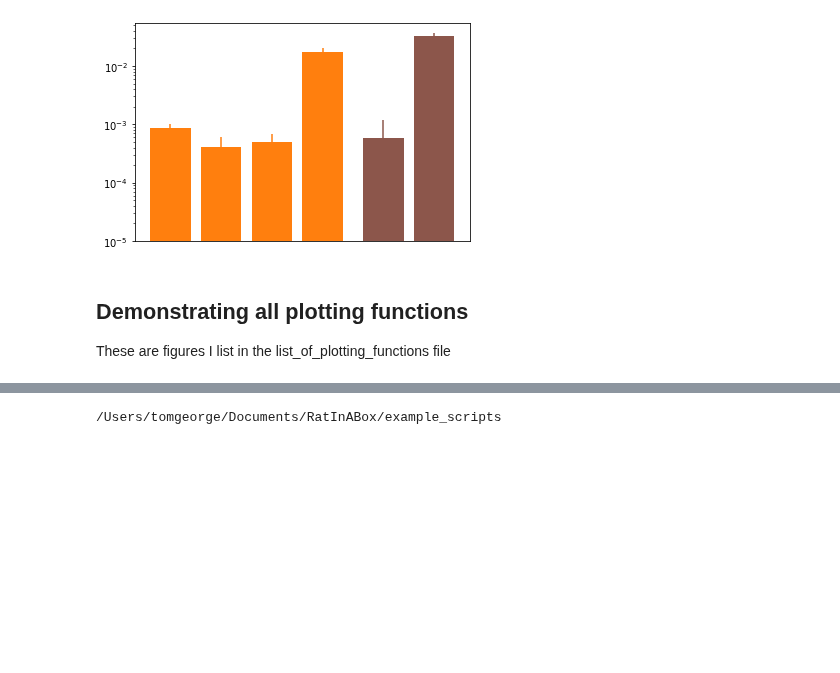
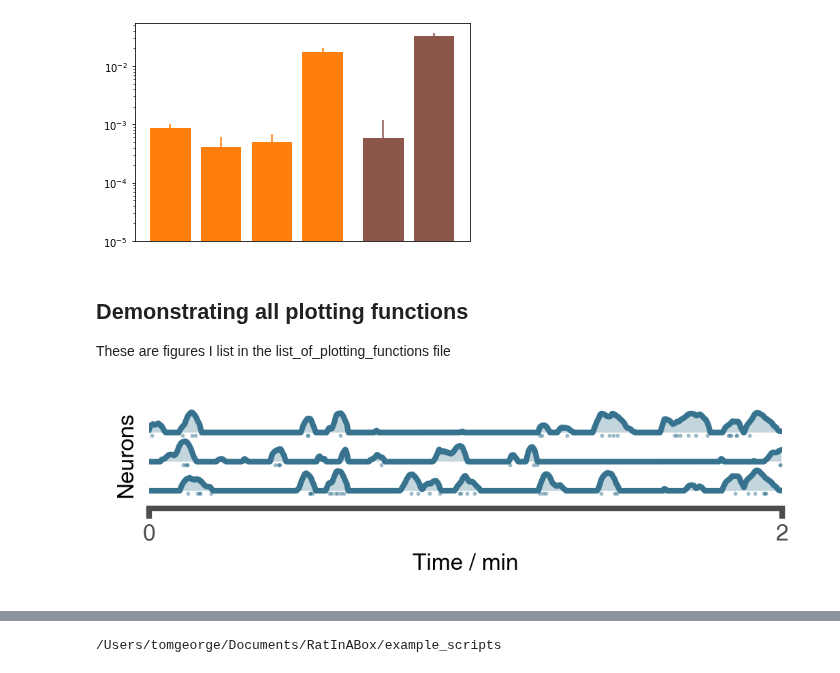
Before and after one commit to RatInABox-Lab/RatInABox, a Jupyter notebook: demos/paper_figures.ipynb, the cells around one changed output, grey strips where cells are left out. Drawn from its saved outputs; the diff is of its cells as text; code cells hidden in the pictures; blank space fills up the shorter version.

```diff
--- a/demos/paper_figures.ipynb
+++ b/demos/paper_figures.ipynb
@@ -568,7 +568,7 @@ Ag1D.dt = 50e-3
 PCs1D = PlaceCells(Ag1D,params={'n':10,
                             'widths':0.2})
 
-for i in tqdm(range(int(30*60/Ag.dt))):
+for i in tqdm(range(int(3*60/Ag.dt))):
     Ag.update()
     PCs.update()
     GCs.update()
@@ -577,60 +577,66 @@ for i in tqdm(range(int(30*60/Ag.dt))):
     Ag1D.update()
     PCs1D.update()
 # %%
-fig1, ax1 = Env.plot_environment()
-fig2, ax2 = Env1D.plot_environment()
-fig3, ax3 = Ag.plot_trajectory(t_end=120)
-fig4, ax4 = Ag1D.plot_trajectory(t_end=120)
-fig5, ag5 = Ag.plot_position_heatmap()
-fig6, ax6 = Ag1D.plot_position_heatmap()
-fig7, ax7 = Ag.plot_histogram_of_speeds()
-fig8, ax8 = Ag.plot_histogram_of_rotational_velocities()
-fig9, ax9 = GCs.plot_rate_map()
-fig10, ax10 = PCs1D.plot_rate_map()
-fig11, ax11 = GCs.plot_rate_map(method='history')
-fig12, ax12 = PCs1D.plot_rate_map(method='history')
-fig13, ax13 = GCs.plot_rate_map(method='neither',spikes=True)
-fig14, ax14 = PCs1D.plot_rate_map(method='neither',spikes=True)
+# fig1, ax1 = Env.plot_environment()
+# fig2, ax2 = Env1D.plot_environment()
+# fig3, ax3 = Ag.plot_trajectory(t_end=120)
+# fig4, ax4 = Ag1D.plot_trajectory(t_end=120)
+# fig5, ag5 = Ag.plot_position_heatmap()
+# fig6, ax6 = Ag1D.plot_position_heatmap()
+# fig7, ax7 = Ag.plot_histogram_of_speeds()
+# fig8, ax8 = Ag.plot_histogram_of_rotational_velocities()
+# fig9, ax9 = GCs.plot_rate_map()
+# fig10, ax10 = PCs1D.plot_rate_map()
+# fig11, ax11 = GCs.plot_rate_map(method='history')
+# fig12, ax12 = PCs1D.plot_rate_map(method='history')
+# fig13, ax13 = GCs.plot_rate_map(method='neither',spikes=True)
+# fig14, ax14 = PCs1D.plot_rate_map(method='neither',spikes=True)
 fig15, ax15 = GCs.plot_rate_timeseries(t_end=120)
-fig16, ax16 = PCs.plot_place_cell_locations()
-fig17, ax17 = BVCs.plot_BVC_receptive_field()
-fig18, ax18 = BVCs.plot_rate_map(chosen_neurons="1")
-fig18, ax18 = Ag.plot_trajectory(t_end=120,fig=fig18,ax=ax18[0])
-fig19, axes19 = plt.subplots(1,5,figsize=(20,4))
+# fig16, ax16 = PCs.plot_place_cell_locations()
+# fig17, ax17 = BVCs.plot_BVC_receptive_field()
+# fig18, ax18 = BVCs.plot_rate_map(chosen_neurons="1")
+# fig18, ax18 = Ag.plot_trajectory(t_end=120,fig=fig18,ax=ax18[0])
+# fig19, axes19 = plt.subplots(1,5,figsize=(20,4))
+fig20, ax20 = GCs.plot_rate_timeseries(t_end=120,imshow=True)
 Ag.plot_trajectory(fig=fig19,ax=axes19[0],t_end=30)
 BVCs.plot_rate_map(fig=fig19,ax=[axes19[1],axes19[2],axes19[3]],chosen_neurons='3')
 BVCs.plot_rate_timeseries(fig=fig19,ax=axes19[4],t_end=30)
 
-# anim1 = Ag.animate_trajectory(t_end=120,speed_up=2)
-anim2 = GCs.animate_rate_timeseries(t_end=120,speed_up=2)
-anim2.save("../figures/plotting_examples_save/animate_rate_timeseries.gif")
+anim=False
+if anim == True:
+    anim1 = Ag.animate_trajectory(t_end=120,speed_up=2)
+    anim2 = GCs.animate_rate_timeseries(t_end=120,speed_up=2)
+    anim2.save("../figures/plotting_examples_save/animate_rate_timeseries.gif")
+
 
 
 if save_plots == True:
     tpl.figureDirectory = "../figures/plotting_examples_save/"
 
-    tpl.saveFigure(fig1,"plot_env")
-    tpl.saveFigure(fig2,"plot_env_1D")
-    tpl.saveFigure(fig3,"plot_traj")
-    tpl.saveFigure(fig4,"plot_traj_1D")
-    tpl.saveFigure(fig5,"plot_heatmap")
-    tpl.saveFigure(fig6,"plot_heatmap_1D")
-    tpl.saveFigure(fig7,"plot_histogram_speed")
-    tpl.saveFigure(fig8,"plot_histogram_rotvel")
-    tpl.saveFigure(fig9,"gc_plotrm")
-    tpl.saveFigure(fig10,"pc1d_plotrm")
-    tpl.saveFigure(fig11,"gc_plotrm_history")
-    tpl.saveFigure(fig12,"pc1d_plotrm_history")
-    tpl.saveFigure(fig13,"gc_plotrm_spikes")
-    tpl.saveFigure(fig14,"pc1d_plotrm_spikes")
+    # tpl.saveFigure(fig1,"plot_env")
+    # tpl.saveFigure(fig2,"plot_env_1D")
+    # tpl.saveFigure(fig3,"plot_traj")
+    # tpl.saveFigure(fig4,"plot_traj_1D")
+    # tpl.saveFigure(fig5,"plot_heatmap")
+    # tpl.saveFigure(fig6,"plot_heatmap_1D")
+    # tpl.saveFigure(fig7,"plot_histogram_speed")
+    # tpl.saveFigure(fig8,"plot_histogram_rotvel")
+    # tpl.saveFigure(fig9,"gc_plotrm")
+    # tpl.saveFigure(fig10,"pc1d_plotrm")
+    # tpl.saveFigure(fig11,"gc_plotrm_history")
+    # tpl.saveFigure(fig12,"pc1d_plotrm_history")
+    # tpl.saveFigure(fig13,"gc_plotrm_spikes")
+    # tpl.saveFigure(fig14,"pc1d_plotrm_spikes")
     tpl.saveFigure(fig15,"gc_plotrts")
-    tpl.saveFigure(fig16,"pc_locations")
-    tpl.saveFigure(fig17,"bvc_rfs")
-    tpl.saveFigure(fig18,"trajectory_on_ratemap")
-    tpl.saveFigure(fig19,"multipanel_riab")
+    # tpl.saveFigure(fig16,"pc_locations")
+    # tpl.saveFigure(fig17,"bvc_rfs")
+    # tpl.saveFigure(fig18,"trajectory_on_ratemap")
+    # tpl.saveFigure(fig19,"multipanel_riab")
+    # tpl.saveFigure(fig19,"multipanel_riab")
+    tpl.saveFigure(fig20,"gcs_plotrts_imshow")
 
     # anim1.save("../figures/plotting_examples_save/trajectory_animation.gif")
 
-
-
     tpl.figureDirectory = "../figures/"
+# %% [output]
+[figure, added]
```
Also changed, not shown: parts of 3 cells of this notebook, 5 other files.
